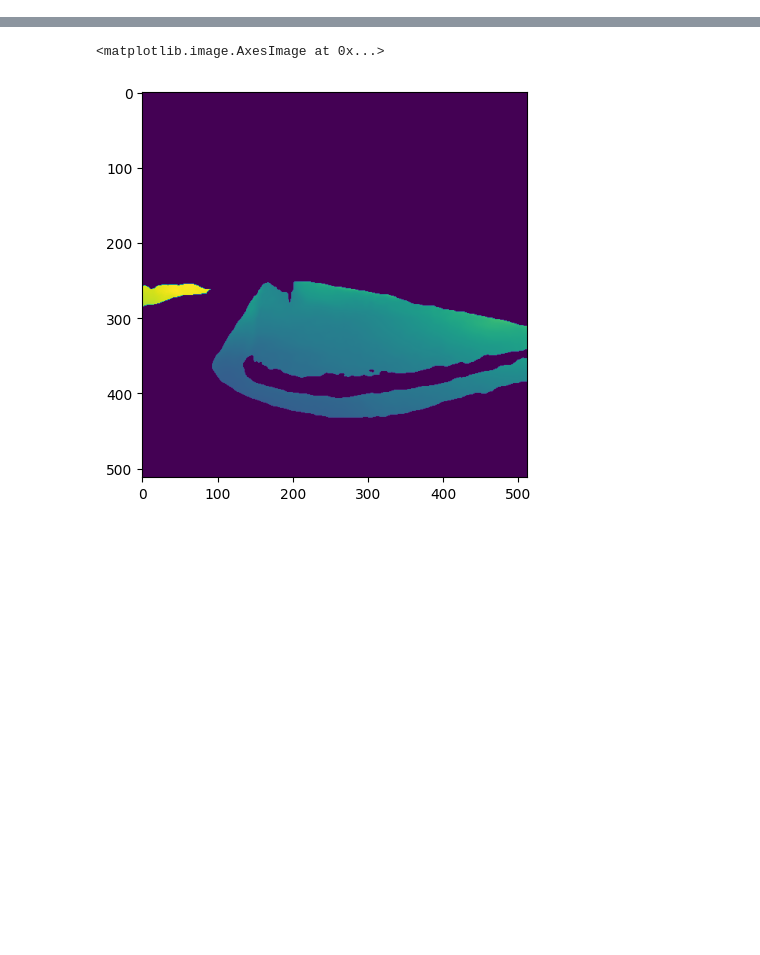
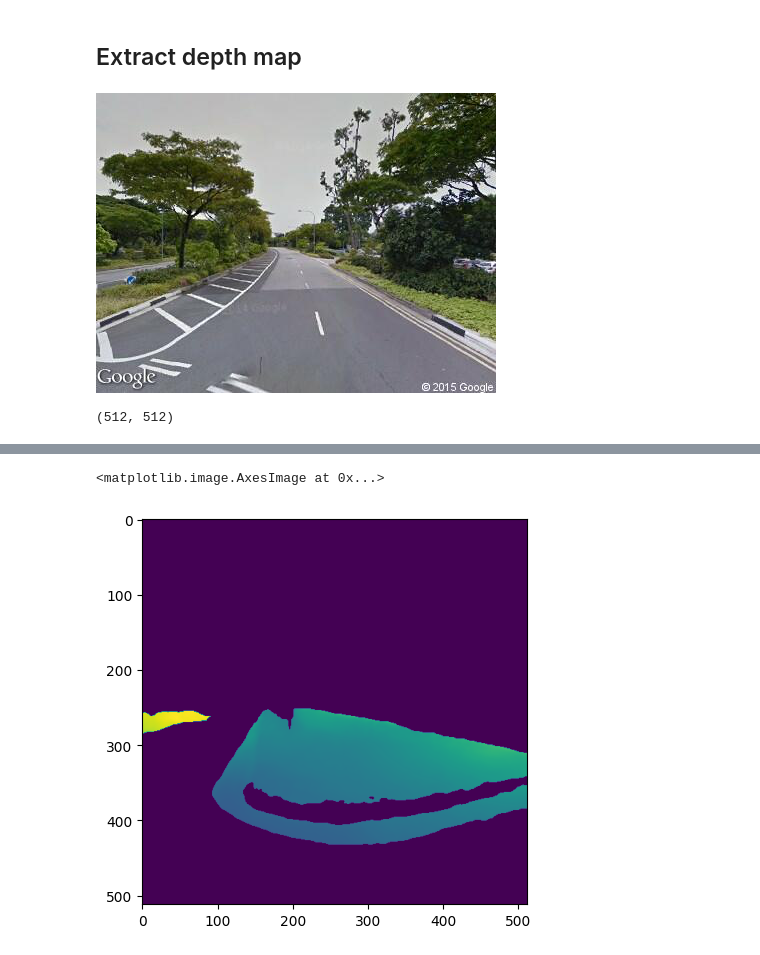
Before and after one commit to MMHHRR/Perception_distance, a Jupyter notebook: code/restoration_depth.ipynb, the cells around one changed output, grey strips where cells are left out. Cells and saved outputs as stored; diff of their text form; code cells hidden in the pictures; blank space fills up the shorter version.

```diff
--- a/code/restoration_depth.ipynb
+++ b/code/restoration_depth.ipynb
@@ -1 +1,3 @@
+# %% [markdown]
+## Extract depth map
 # %%
@@ -77,2 +101,9 @@ df = pd.DataFrame.from_records(all_data, columns=["filename"] + ["depth_mean"] +
 df.set_index("filename", inplace=True)
 df.to_csv(output_file)
+# %%
+img = 'E:/Dataset/place_pulse_2.0/1.279288_103.870175_50f56099fdc9f065f0005250_Singapore.JPG'
+img = Image.open(img)
+#img = img.resize((512,512))
+img
+# %% [output]
+[figure, added]
@@ -78,0 +134,4 @@ df.to_csv(output_file)
+# %%
+get_depth(img).shape
+# %% [output]
+(512, 512)
```
Also changed, not shown: parts of 32 cells of this notebook.
